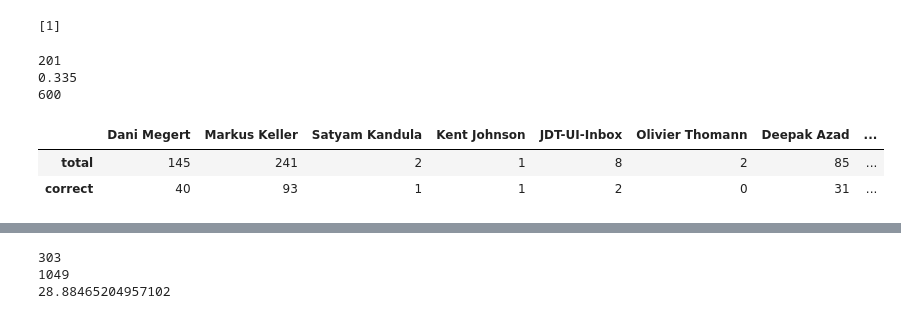
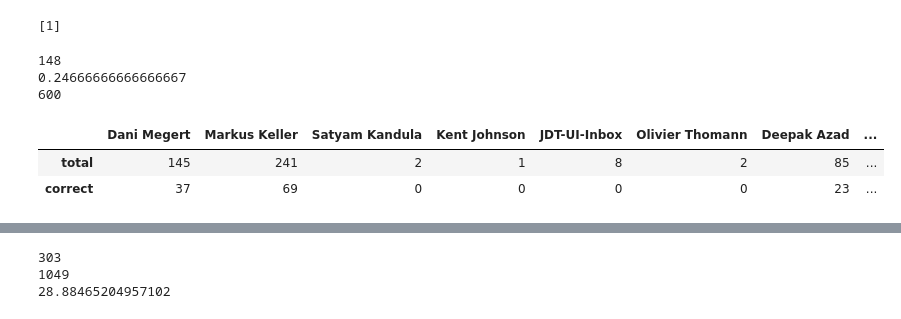
Before and after one commit to iforone/ApiAwareBugAssignment, a Jupyter notebook: app/ipython/statistics.ipynb, the cells around one changed output, grey strips where cells are left out. Saved outputs shown, nothing was run; the diff lists cells and outputs as text; code cells hidden in the pictures.

Commit message:
with chosen when has chosen

```diff
--- a/app/ipython/statistics.ipynb
+++ b/app/ipython/statistics.ipynb
@@ -7,39 +7,39 @@ print(l[:1])
 [1]
 # %%
 pd.set_option("display.max_columns", None)
-df1 = pd.read_csv('../../data/output/jdt_direct.csv')
+df1 = pd.read_csv('../../data/output/jdt_direct-firstAuthor-thenSelfVote.csv')
 
 count = 0
 total = 0
 authors = {}
 for index, row in df1.iterrows():
     if row['mode'] != 'TEST':
         continue
 
     if row['assignees'] not in authors:
         authors[row['assignees']] = {'total': 1, 'correct': 0}
     else:
         authors[row['assignees']]['total'] += 1
 
-    if row['author'] == row['chosen']:
+    if row['assignees'] == row['code_at_1']:
         authors[row['assignees']]['correct'] += 1
         count += 1
     total += 1
 
 print(count)
 print(count /total)
 print(total)
 
 
 x = pd.DataFrame.from_dict(authors)
 x
 # %% [output]
-201
-0.335
+148
+0.24666666666666667
 600
 |  | Dani Megert | Markus Keller | Satyam Kandula | Kent Johnson | JDT-UI-Inbox | Olivier Thomann | Deepak Azad | ... |
 | total | 145 | 241 | 2 | 1 | 8 | 2 | 85 | ... |
-| correct | 40 | 93 | 1 | 1 | 2 | 0 | 31 | ... |
+| correct | 37 | 69 | 0 | 0 | 0 | 0 | 23 | ... |
 # %%
 df = pd.read_csv ('./../data/output/jdt_direct31-Jan-2022_06-06-31.csv')
 
```
Also changed, not shown: 1 other file.
